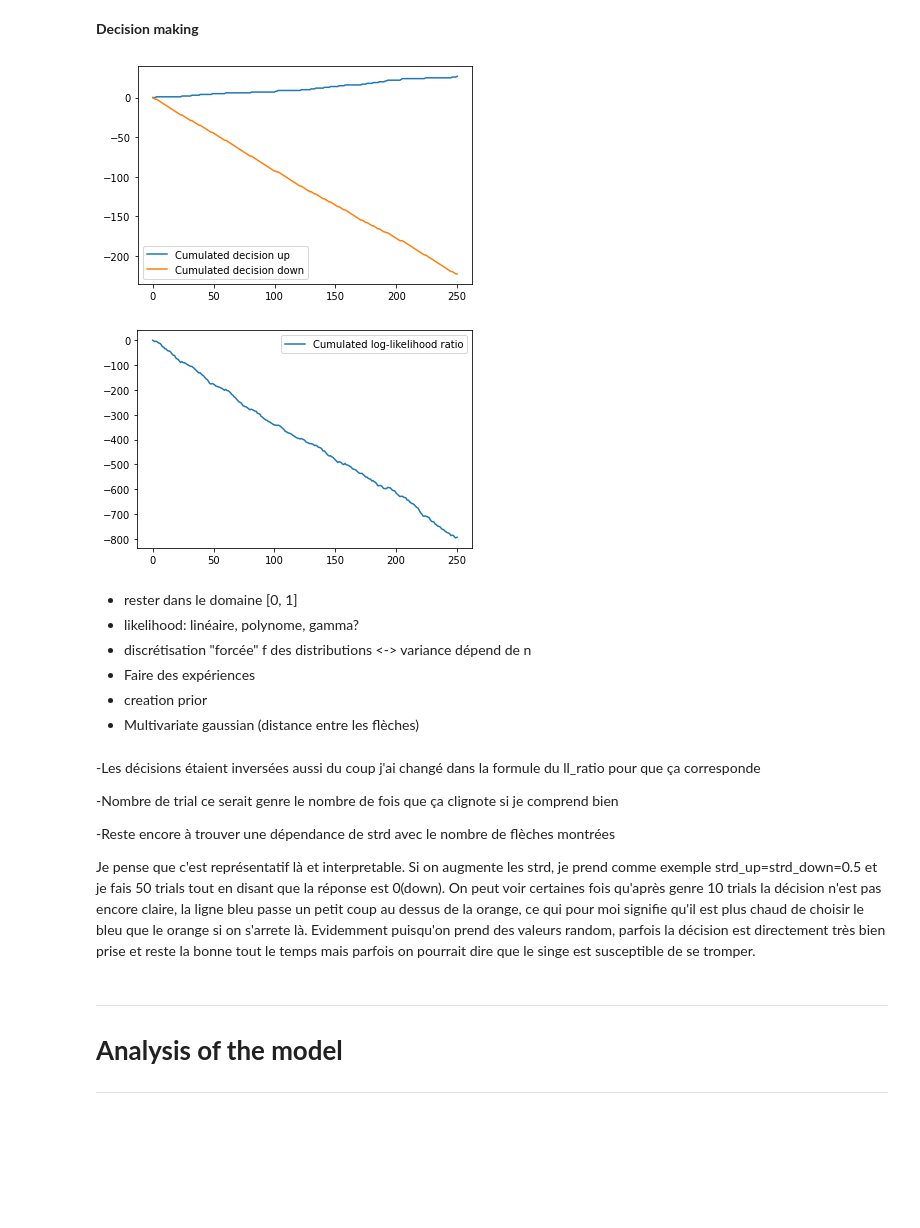
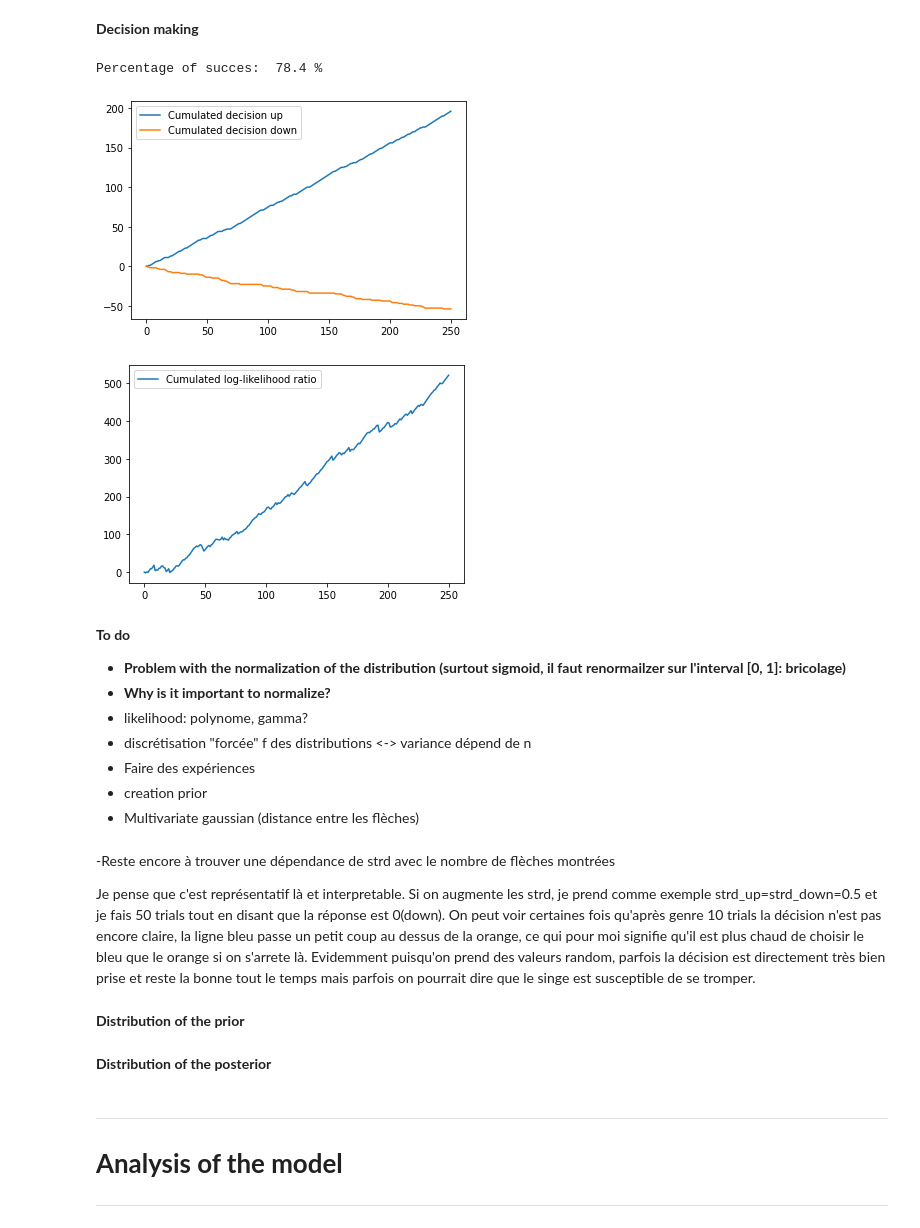
Before and after one commit to Leo166/gbio_project, a Jupyter notebook: Projet_gbio.ipynb, the cells around one changed output. Cells and saved outputs as stored; diff of their text form; code cells hidden in the pictures; blank space fills up the shorter version.

```diff
--- a/Projet_gbio.ipynb
+++ b/Projet_gbio.ipynb
@@ -103,12 +114,22 @@ plt.show()
 # Function to generate the probabilities at x according to a sigmoid distribution
 def sigmoid_distribution(x, mu, s):
   prob = 1/(1 + np.exp(-(x-mu)/s)) #probabilité
-  prob = prob / prob.sum()
+  # prob = prob / prob.sum()
   return prob
 
 # Function to calculate the log-likelihood ratio of sigmoid distribution
-def sigmoid_ll_ratio(sensor_inputs, mu_up, mu_down, s):
-  ll_ratio = np.log(sigmoid_distribution(sensor_inputs, mu_down, s)/sigmoid_distribution(sensor_inputs, mu_up, s))
+def sigmoid_ll_ratio(sensor_inputs, mu_down, mu_up, s):
+  p_down = sigmoid_distribution(1-sensor_inputs, 1-mu_down, s)
+  p_up = sigmoid_distribution(sensor_inputs, mu_up, s)
+  x = np.linspace(0, 1, 500)
+  p1 = sigmoid_distribution(x, mu_up, s)
+  p = sigmoid_distribution(x, mu_down, s)
+  p_down /= np.sum(p)
+  p_up /= np.sum(p1)
+  ll_ratio = np.log(p_up/p_down)
+  # plt.plot(sensor_inputs, p_up,'o', markersize=5)
+  # plt.plot(sensor_inputs, p_down, 'o', markersize=5)
+  # plt.show()
   return ll_ratio
 
 mu_up = 0.75
@@ -116,7 +137,9 @@ s = 0.01
 mu_down = 0.25
 x = np.linspace(0, 1, 500)
 p_up = sigmoid_distribution(x, mu_up, s)
-p_down = np.flip(sigmoid_distribution(x, 1-mu_down, s))
+p_up /= np.sum(p_up)
+p_down = sigmoid_distribution(1-x, 1-mu_down, s)
+p_down /= np.sum(p_down)
 
 print(np.sum(p_up))
 plt.plot(x, p_up, label="Likelihood knowing up")
@@ -142,77 +165,90 @@ def sensor_inputs_generator(strd_down, strd_up, real_direction, nbr_trials):
   mean_up = 0.75
   mean_down = 0.25
 
-  rv_up = norm(loc=mean_up,scale=strd_up)
-  rv_down = norm(loc=mean_down,scale=strd_down)
+  rv_up = truncnorm((0-mean_up)/strd_up, (1-mean_up)/strd_up, loc=mean_up,scale=strd_up)
+  rv_down = truncnorm((0-mean_down)/strd_down, (1-mean_down)/strd_down, loc=mean_down,scale=strd_down)
   if real_direction == 1:
     sensor_inputs = rv_up.rvs(size=nbr_trials)
   else:
     sensor_inputs = rv_down.rvs(size=nbr_trials)
-
+  # np.set_printoptions(precision=3)
+  # print(sensor_inputs)
+  # x = np.linspace(-0,1,100)
+  # plt.plot(x, rv_down.pdf(x)/np.sum(rv_down.pdf(x)))
+  # # plt.plot(x, truncnorm.pdf(x,0,1)/np.sum(truncnorm.pdf(x,0,1)))
+  # plt.show()
   return sensor_inputs
 
 # Function to performs the probability ratio test
 # Inputs : strd_up is the standard deviation of the up distribution
 #          strd_down is the standard deviation of the down distribution
 #          real_direction is a binary variable telling us if the real direction is up(1) or down(0)
+#          likelihood [0, 1] = [normal, sigmoid]
 # Output : ll_ratio
 #          decision 0(down) or 1(up)
-def decision_making(strd_down,strd_up,real_direction):
+def decision_making(strd_down, strd_up, real_direction, nbr_trials, likelihood, param):
   mean_up = 0.75
   mean_down = 0.25
   x = np.linspace(0,1,100)
 
-  sensor_inputs = sensor_inputs_generator(strd_down, strd_up, real_direction, 250)
-
-  ll_ratio = normal_ll_ratio(sensor_inputs,mean_down, mean_up, strd_down, strd_up)
-  # ll_ratio = sigmoid_ll_ratio(sensor_inputs, 0.75, 0.25, 0.05)
+  sensor_inputs = sensor_inputs_generator(strd_down, strd_up, real_direction, nbr_trials)
+  if likelihood == 0:
+    ll_ratio = normal_ll_ratio(sensor_inputs, mean_down, mean_up, param[0], param[1])
+  elif likelihood == 1:
+    ll_ratio = sigmoid_ll_ratio(sensor_inputs, 0.25, 0.75, param[1])
 
   decision_up = [0]
   decision_down = [0]
   decision = [0]
   for i in ll_ratio:
     decision.append(decision[-1] + i)
     if i > 0:
       decision_up.append(decision_up[-1]+1)
       decision_down.append(decision_down[-1])
     elif i < 0:
       decision_up.append(decision_up[-1])
       decision_down.append(decision_down[-1]+1)
     # else:  Pas sûr qu'il aie besoin de le mettre
     # decision = np.random.randint(2)
 
   return np.array(decision_up), np.array(decision_down), np.array(decision)
 
 strd_down = 0.2
 strd_up = 0.2
-decision_up, decision_down, decision = decision_making(strd_down, strd_up, 0)
+nbr_trials =250
+param = [0.2, 0.1] # param of sigmoid or variance of likelihood
+decision_up, decision_down, decision = decision_making(strd_down, strd_up, 1, nbr_trials, 0, param)
 
 plt.plot(range(len(decision_up)), decision_up, color="C0", label='Cumulated decision up')
+print("Percentage of succes: ", 100*decision_up[-1]/nbr_trials,"%")
 plt.plot(range(len(decision_up)), -1*decision_down, color="C1", label='Cumulated decision down')
 plt.legend()
 plt.show()
 
 plt.plot(range(len(decision)), decision, color="C0", label='Cumulated log-likelihood ratio')
 plt.legend()
 plt.show()
 # %% [output]
+Percentage of succes:  78.4 %
-[figure, old version]
+[figure, new version]
-[figure, old version]
+[figure, new version]
 # %% [markdown]
-*   rester dans le domaine [0, 1]
-*   likelihood: linéaire, polynome, gamma?
+**To do**
+*   **Problem with the normalization of the distribution (surtout sigmoid, il faut renormailzer sur l'interval [0, 1]: bricolage)**
+*   **Why is it important to normalize?**
+*   likelihood: polynome, gamma?
 *   discrétisation "forcée" f des distributions <-> variance dépend de n
 *   Faire des expériences
 *   creation prior
 *   Multivariate gaussian (distance entre les flèches)
 # %% [markdown]
--Les décisions étaient inversées aussi du coup j'ai changé dans la formule du ll_ratio pour que ça corresponde
-
--Nombre de trial ce serait genre le nombre de fois que ça clignote si je comprend bien
-
 -Reste encore à trouver une dépendance de strd avec le nombre de flèches montrées
 
 Je pense que c'est représentatif là et interpretable. Si on augmente les strd, je prend comme exemple strd_up=strd_down=0.5 et je fais 50 trials tout en disant que la réponse est 0(down). On peut voir certaines fois qu'après genre 10 trials la décision n'est pas encore claire, la ligne bleu passe un petit coup au dessus de la orange, ce qui pour moi signifie qu'il est plus chaud de choisir le bleu que le orange si on s'arrete là. Evidemment puisqu'on prend des valeurs random, parfois la décision est directement très bien prise et reste la bonne tout le temps mais parfois on pourrait dire que le singe est susceptible de se tromper.
+# %% [markdown]
+**Distribution of the prior**
+# %% [markdown]
+**Distribution of the posterior**
 # %% [markdown]
 ---------------
 # **Analysis of the model**
```
Also changed, not shown: parts of 9 cells of this notebook.
